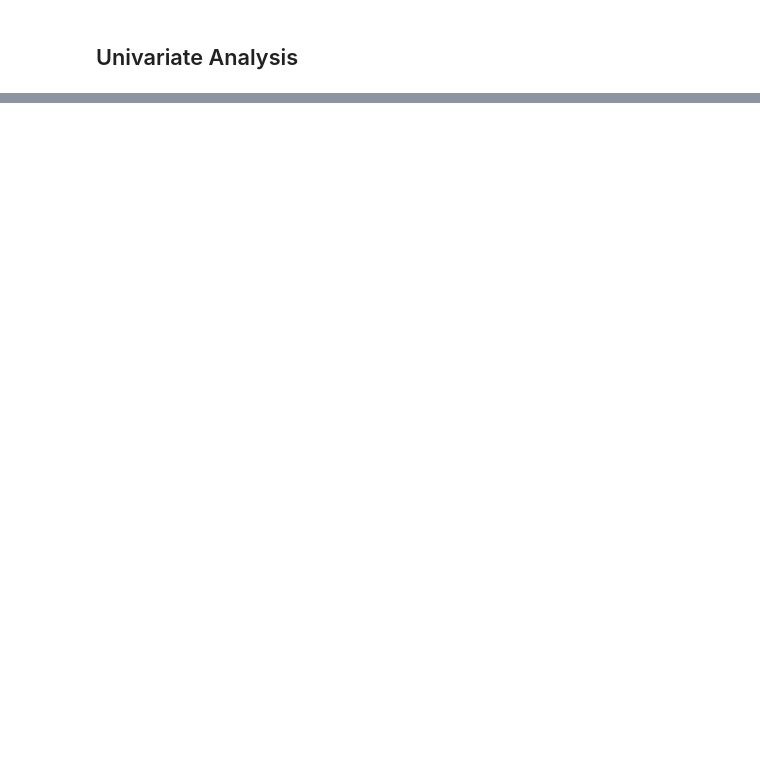
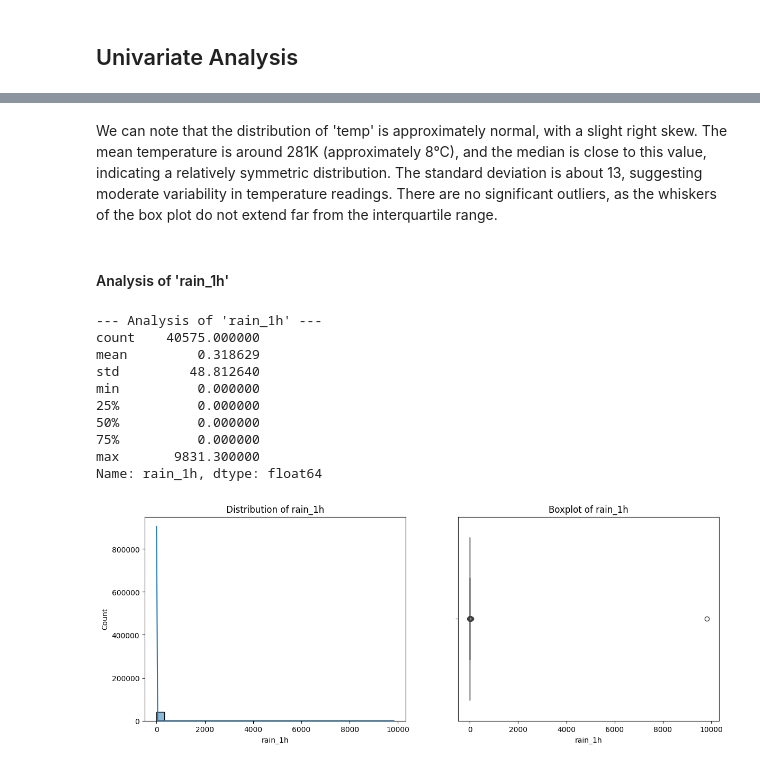
Before and after one commit to LuizCorrei4/predict-traffic-volume, a Jupyter notebook: notebooks/01-exploration.ipynb, the cells around one changed output, grey strips where cells are left out. Drawn from its saved outputs; the diff is of its cells as text; code cells hidden in the pictures; blank space fills up the shorter version.

Commit message:
add univariate analysis

```diff
--- a/notebooks/01-exploration.ipynb
+++ b/notebooks/01-exploration.ipynb
@@ -563,0 +620,30 @@ This two-pronged approach allows us to retain as much data as possible by fillin
+# %% [markdown]
+We can note that the distribution of 'temp' is approximately normal, with a slight right skew. The mean temperature is around 281K (approximately 8°C), and the median is close to this value, indicating a relatively symmetric distribution. The standard deviation is about 13, suggesting moderate variability in temperature readings. There are no significant outliers, as the whiskers of the box plot do not extend far from the interquartile range.
+# %% [markdown]
+#### Analysis of 'rain_1h'
+# %%
+# Analysis of 'rain_1h'
+print("--- Analysis of 'rain_1h' ---")
+print(df['rain_1h'].describe())
+plt.figure(figsize=(14, 5))
+plt.subplot(1, 2, 1)
+sns.histplot(df['rain_1h'], kde=True, bins=30)
+plt.title('Distribution of rain_1h')
+
+# Boxplot
+plt.subplot(1, 2, 2)
+sns.boxplot(x=df['rain_1h'])
+plt.title('Boxplot of rain_1h')
+plt.show()
+# %% [output]
+--- Analysis of 'rain_1h' ---
+count    40575.000000
+mean         0.318629
+std         48.812640
+min          0.000000
+25%          0.000000
+50%          0.000000
+75%          0.000000
+max       9831.300000
+Name: rain_1h, dtype: float64
+[figure, added]
```
Also changed, not shown: parts of 8 cells of this notebook.
